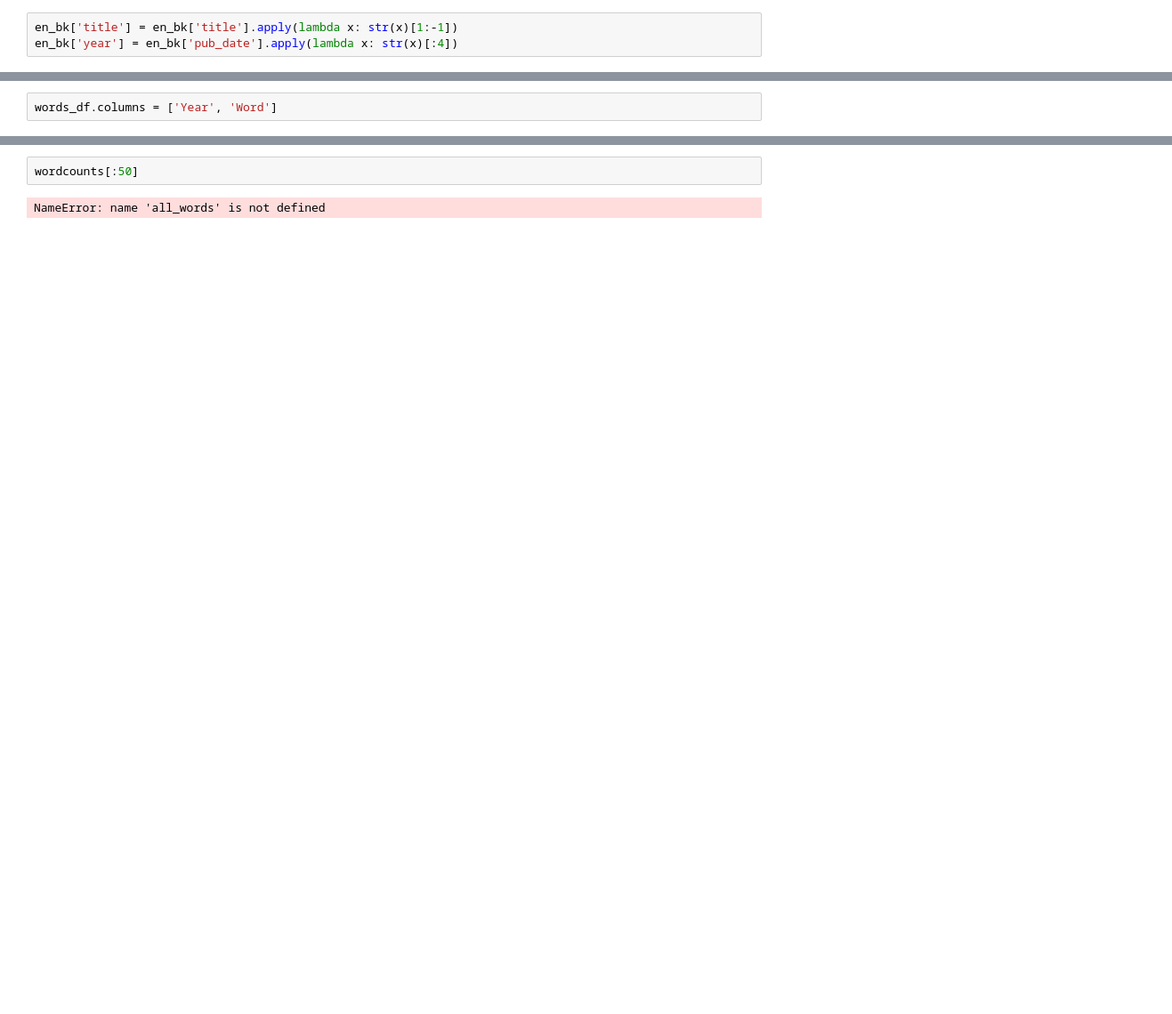
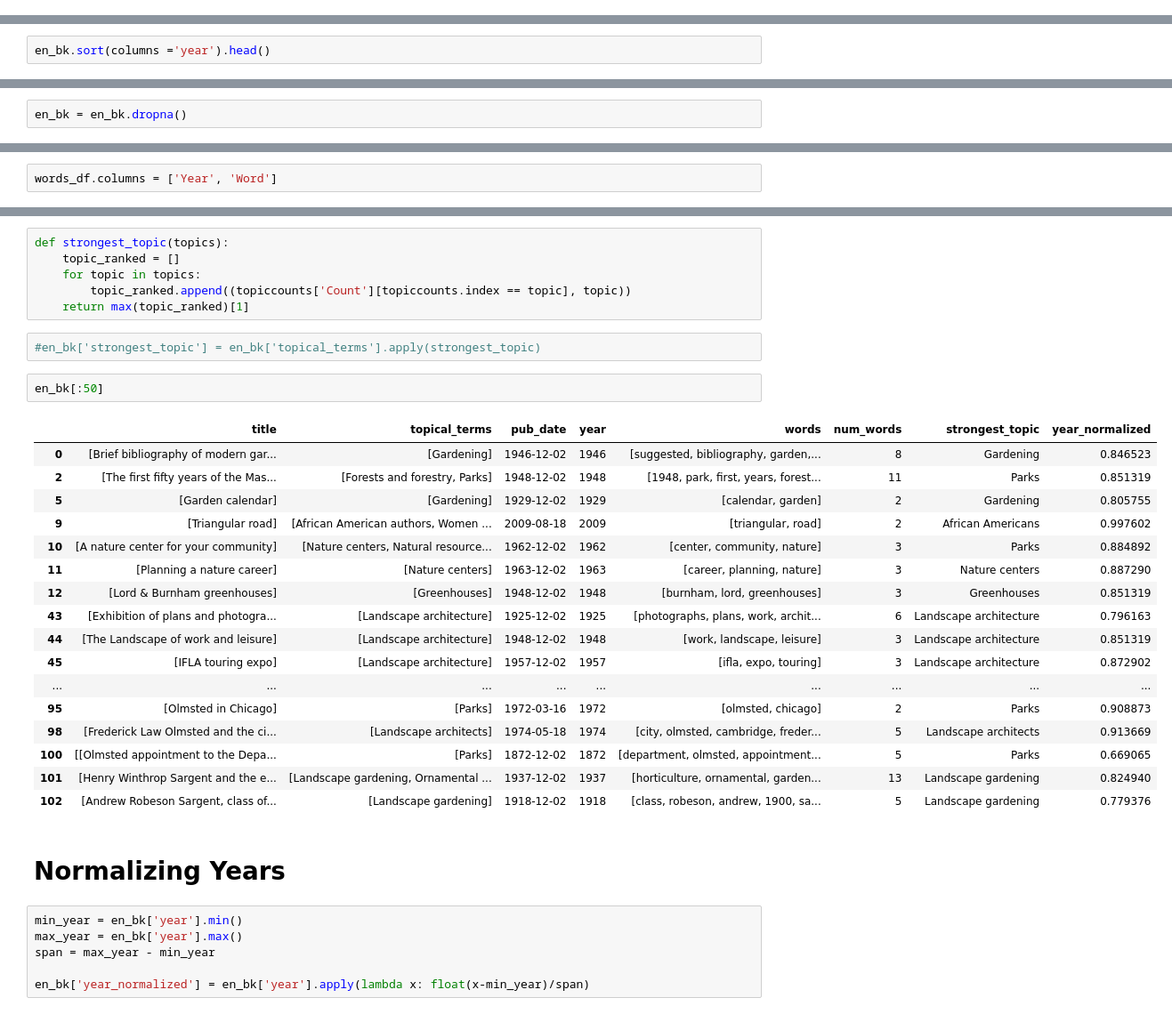
Before and after one commit to ahane/i290-project, a Jupyter notebook: distance_construction.ipynb, the cells around one changed output, grey strips where cells are left out. Shown at 89% size. Saved outputs shown, nothing was run; the diff lists cells and outputs as text; blank space fills up the shorter version.

```diff
--- a/distance_construction.ipynb
+++ b/distance_construction.ipynb
@@ -72,3 +96,0 @@ en_bk.head()
-# %%
-en_bk['title'] = en_bk['title'].apply(lambda x: str(x)[1:-1])
-en_bk['year'] = en_bk['pub_date'].apply(lambda x: str(x)[:4])
@@ -110,0 +103,2 @@ en_bk[:10]
+# %%
+en_bk.sort(columns ='year').head()
@@ -111,3 +112,5 @@ en_bk[:10]
+# %%
+en_bk = en_bk.dropna()
 # %%
 class Globals:
     __master = None
@@ -209,4 +265,37 @@ Index([landscape, jewish, garden, ..., zinc, zinnia, zum], dtype=object)
+# %%
+def strongest_topic(topics):
+    topic_ranked = []
+    for topic in topics:
+        topic_ranked.append((topiccounts['Count'][topiccounts.index == topic], topic))
+    return max(topic_ranked)[1]
+# %%
+#en_bk['strongest_topic'] = en_bk['topical_terms'].apply(strongest_topic)
 # %%
-wordcounts[:50]
+en_bk[:50]
 # %% [output]
-NameError: name 'all_words' is not defined
+|  | title | topical_terms | pub_date | year | words | num_words | strongest_topic | year_normalized |
+| 0 | [Brief bibliography of modern gar... | [Gardening] | 1946-12-02 | 1946 | [suggested, bibliography, garden,... | 8 | Gardening | 0.846523 |
+| 2 | [The first fifty years of the Mas... | [Forests and forestry, Parks] | 1948-12-02 | 1948 | [1948, park, first, years, forest... | 11 | Parks | 0.851319 |
+| 5 | [Garden calendar] | [Gardening] | 1929-12-02 | 1929 | [calendar, garden] | 2 | Gardening | 0.805755 |
+| 9 | [Triangular road] | [African American authors, Women ... | 2009-08-18 | 2009 | [triangular, road] | 2 | African Americans | 0.997602 |
+| 10 | [A nature center for your community] | [Nature centers, Natural resource... | 1962-12-02 | 1962 | [center, community, nature] | 3 | Parks | 0.884892 |
+| 11 | [Planning a nature career] | [Nature centers] | 1963-12-02 | 1963 | [career, planning, nature] | 3 | Nature centers | 0.887290 |
+| 12 | [Lord & Burnham greenhouses] | [Greenhouses] | 1948-12-02 | 1948 | [burnham, lord, greenhouses] | 3 | Greenhouses | 0.851319 |
+| 43 | [Exhibition of plans and photogra... | [Landscape architecture] | 1925-12-02 | 1925 | [photographs, plans, work, archit... | 6 | Landscape architecture | 0.796163 |
+| 44 | [The Landscape of work and leisure] | [Landscape architecture] | 1948-12-02 | 1948 | [work, landscape, leisure] | 3 | Landscape architecture | 0.851319 |
+| 45 | [IFLA touring expo] | [Landscape architecture] | 1957-12-02 | 1957 | [ifla, expo, touring] | 3 | Landscape architecture | 0.872902 |
+| ... | ... | ... | ... | ... | ... | ... | ... | ... |
+| 95 | [Olmsted in Chicago] | [Parks] | 1972-03-16 | 1972 | [olmsted, chicago] | 2 | Parks | 0.908873 |
+| 98 | [Frederick Law Olmsted and the ci... | [Landscape architects] | 1974-05-18 | 1974 | [city, olmsted, cambridge, freder... | 5 | Landscape architects | 0.913669 |
+| 100 | [[Olmsted appointment to the Depa... | [Parks] | 1872-12-02 | 1872 | [department, olmsted, appointment... | 5 | Parks | 0.669065 |
+| 101 | [Henry Winthrop Sargent and the e... | [Landscape gardening, Ornamental ... | 1937-12-02 | 1937 | [horticulture, ornamental, garden... | 13 | Landscape gardening | 0.824940 |
+| 102 | [Andrew Robeson Sargent, class of... | [Landscape gardening] | 1918-12-02 | 1918 | [class, robeson, andrew, 1900, sa... | 5 | Landscape gardening | 0.779376 |
+# %% [markdown]
+Normalizing Years
+=================
+# %%
+min_year = en_bk['year'].min()
+max_year = en_bk['year'].max()
+span = max_year - min_year
+
+en_bk['year_normalized'] = en_bk['year'].apply(lambda x: float(x-min_year)/span)
```
Also changed, not shown: parts of 34 cells of this notebook.
